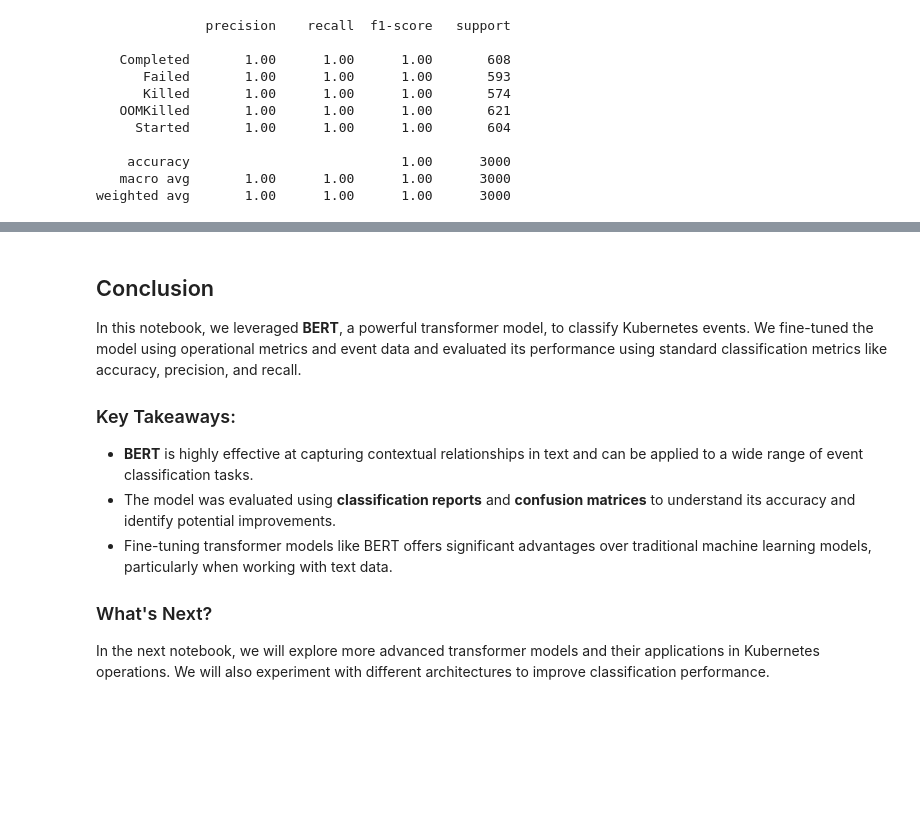
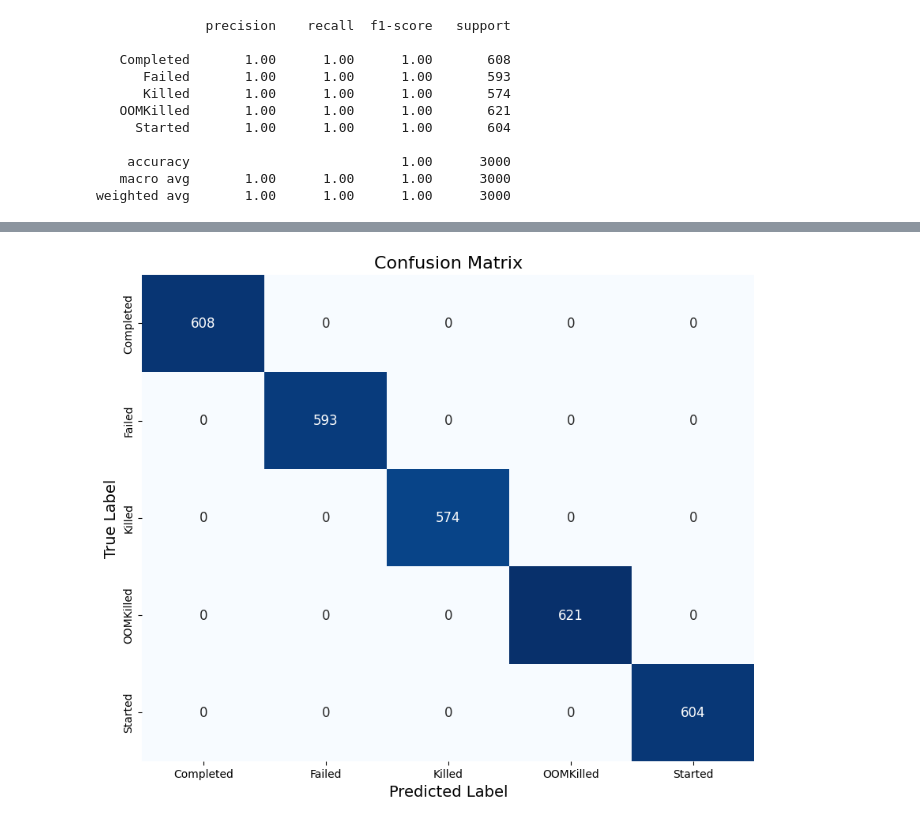
Before and after one commit to gsampaio-rh/aiops_101, a Jupyter notebook: 8-Transformers.ipynb, the cells around one changed output, grey strips where cells are left out. Cells and saved outputs as stored; diff of their text form; code cells hidden in the pictures; blank space fills up the shorter version.

Commit message:
refactoring notebook 8

```diff
--- a/8-Transformers.ipynb
+++ b/8-Transformers.ipynb
@@ -312,8 +416,9 @@ model.to(device)
 optimizer = torch.optim.AdamW(model.parameters(), lr=2e-5)
 loss_fn = torch.nn.CrossEntropyLoss()
 
-# Number of epochs
-epochs = 3
+# Set training parameters
+fast_train = False  # Enable fast training mode
+epochs = 1 if fast_train else 3  # Use fewer epochs in fast mode
 
 # Training loop with tqdm progress bar
 for epoch in range(epochs):
@@ -459,12 +550,29 @@ plt.show()
-# %% [markdown]
-## Conclusion
-
-In this notebook, we leveraged **BERT**, a powerful transformer model, to classify Kubernetes events. We fine-tuned the model using operational metrics and event data and evaluated its performance using standard classification metrics like accuracy, precision, and recall.
-
-### Key Takeaways:
-- **BERT** is highly effective at capturing contextual relationships in text and can be applied to a wide range of event classification tasks.
-- The model was evaluated using **classification reports** and **confusion matrices** to understand its accuracy and identify potential improvements.
-- Fine-tuning transformer models like BERT offers significant advantages over traditional machine learning models, particularly when working with text data.
-
-### What's Next?
-In the next notebook, we will explore more advanced transformer models and their applications in Kubernetes operations. We will also experiment with different architectures to improve classification performance.
+# %%
+import seaborn as sns
+
+# Replace 'label_encoder.classes_' with your class names if you have them as a list
+class_names = label_encoder.classes_  # Real class labels from the LabelEncoder
+
+# Generate confusion matrix
+conf_matrix = confusion_matrix(y_true_labels, y_pred_labels)
+
+# Plot the confusion matrix with real labels
+plt.figure(figsize=(10, 8))
+sns.heatmap(
+    conf_matrix,
+    annot=True,
+    fmt="d",
+    cmap="Blues",
+    cbar=False,
+    xticklabels=class_names,  # Add class names as x-axis labels
+    yticklabels=class_names,  # Add class names as y-axis labels
+    annot_kws={"size": 12},  # Adjust annotation size
+)
+
+# Add labels and title
+plt.xlabel("Predicted Label", fontsize=14)
+plt.ylabel("True Label", fontsize=14)
+plt.title("Confusion Matrix", fontsize=16)
+plt.show()
+# %% [output]
+[figure, added]
```
Also changed, not shown: parts of 28 cells of this notebook.
